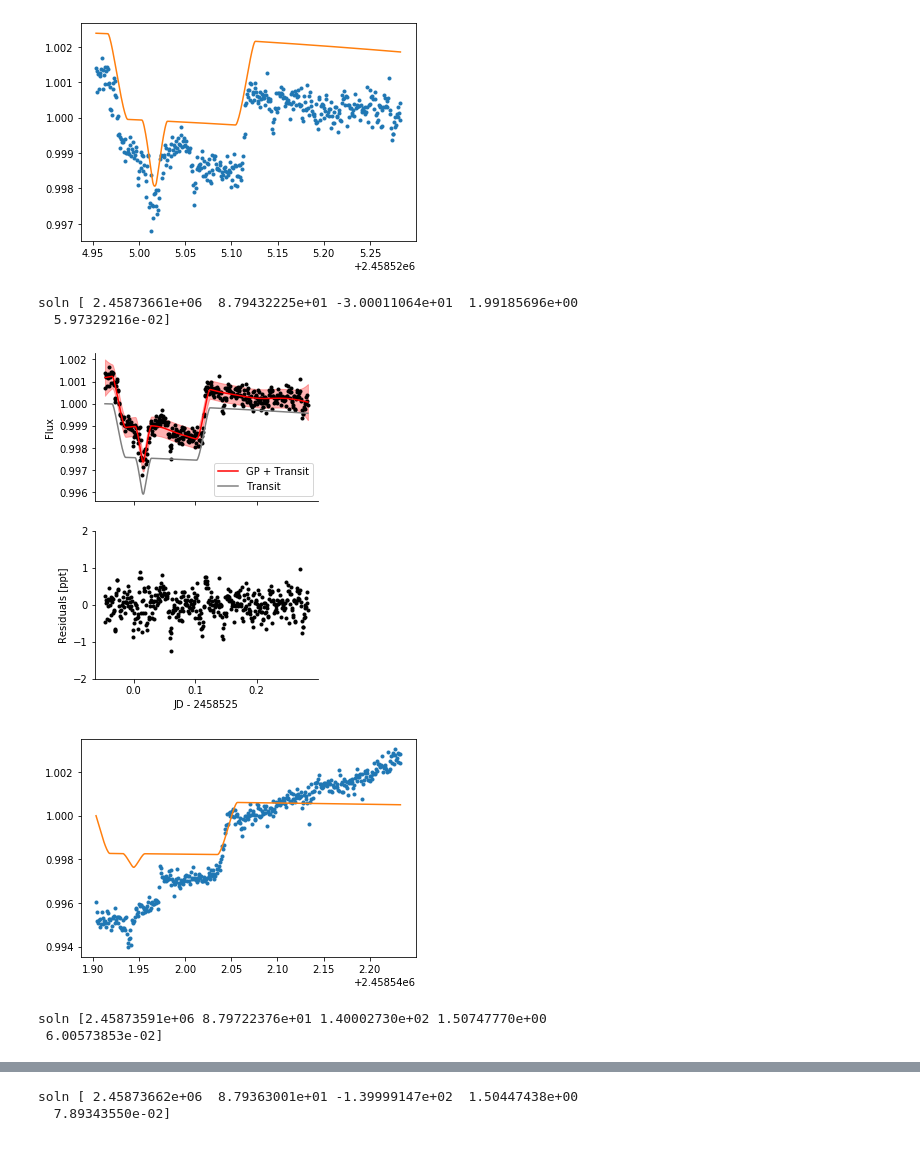
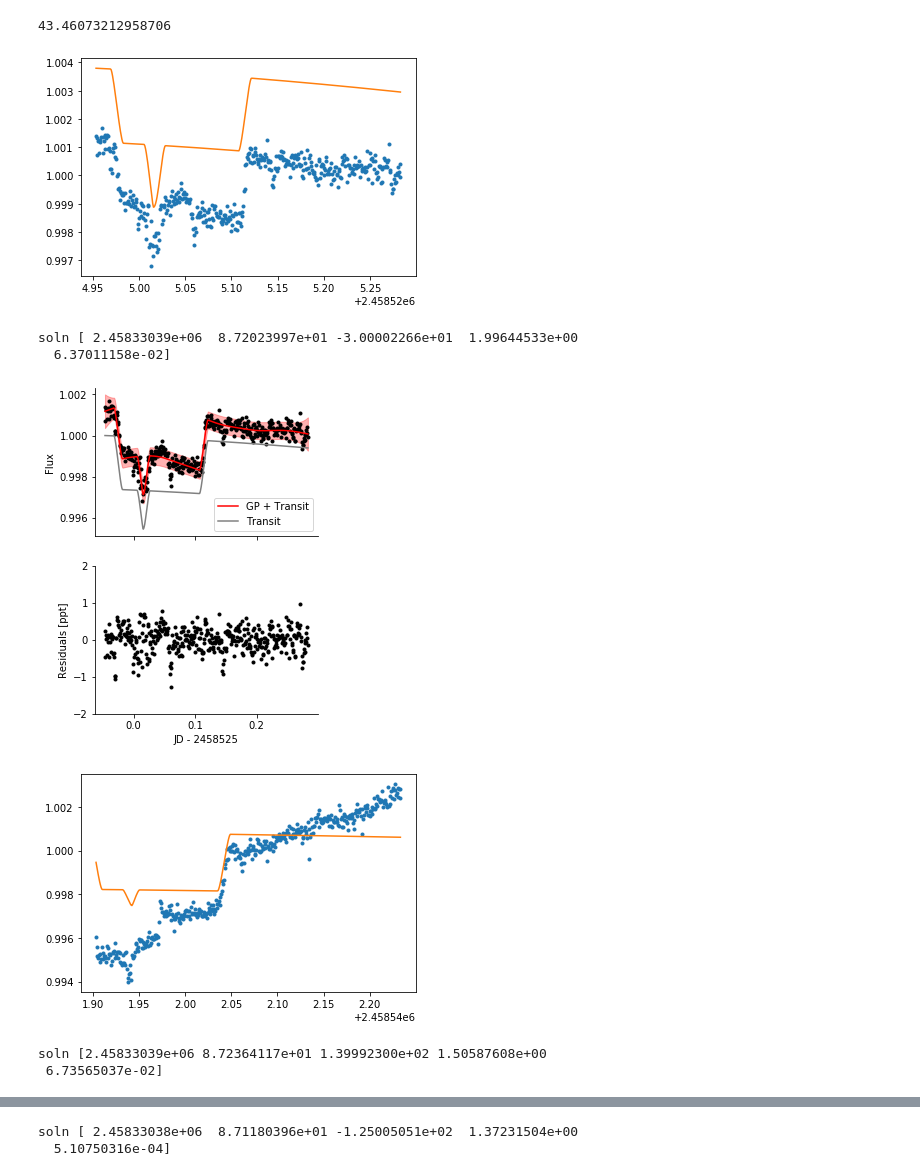
Before and after one commit to bmorris3/aumic_spitzer, a Jupyter notebook: init_analysis.ipynb, the cells around one changed output, grey strips where cells are left out. Cells and saved outputs as stored; diff of their text form; code cells hidden in the pictures.

Commit message:
Adding Tom's parameters, init MCMC fit

```diff
--- a/init_analysis.ipynb
+++ b/init_analysis.ipynb
@@ -41,20 +41,20 @@ p = TransitParams()
 R_star = 0.84 * R_sun  # wikipedia
 M_star = 0.31 * M_sun  # wikipedia
 
-init_depth = float(0.4 * R_jup / R_star)**2   # Spitzer proposal
-init_inc = 87.95  # manual retrieval
-init_t0 = 2458736.6155799085  # manual retrieval
+init_depth = 0.051  # Tom
+init_inc = 87.2  # manual retrieval
+init_t0 = 1330.39153241 + 2457000 # Tom
 # init_lon = -35
 init_contrast = 5
 
 inc_stellar = 90 * u.deg
 time_ref = 2458525.118161289
 
-p.per = 17.6308
-p.t0 = 2458736.6155799085
+p.per = 8.46321 # Tom
+p.t0 = 1330.39153241 + 2457000 # Tom
 
-p.rp = float(0.4 * R_jup / R_star)  # Spitzer proposal
-p.inc = 87.9
+p.rp = 0.051 # Tom
+p.inc = 87.2
 p.u = [0, 0]
 p.limb_dark = 'quadratic'
 p.w = 90
@@ -62,6 +62,10 @@ p.a = float(((G * M_star) / (4 * np.pi**2) *
              (p.per * u.day)**2)**(1/3) / R_star)
 p.ecc = 0
 p.lam = 0
+# %%
+np.degrees(np.arcsin(p.a * np.cos(np.radians(p.inc))))
+# %% [output]
+43.46073212958706
 # %%
 transit_model_kwargs = dict(supersample_factor=3,
                             exp_time=1/60/24)
@@ -87,7 +91,7 @@ class MeanModelSpots(modeling.Model):
         trial_p.t0 = self.t0
         trial_p.inc = self.inc
         lon = [[self.lon]] * u.deg
-        lat = [[-55]] * u.deg
+        lat = [[-45]] * u.deg
         rad = np.array([[self.rad]])
         star = Star(spot_contrast=self.contrast, u_ld=[0, 0],
                     rotation_period=4.865)
@@ -98,11 +102,11 @@ class MeanModelSpots(modeling.Model):
 lcs = []
 
 log_rhos = [2.5, 1.5, 1]
-t0_offsets = [0, -0.7, 0]
+t0_offsets = [0, 0.001, -0.01]
 locs = ['lower right', 'upper left', 'upper left']
 contrasts = [2, 1.5, 1.5]
-init_lons = [-30, 140, -140]
-init_rads = [0.066, 0.05, 0.05]
+init_lons = np.array([-30, 140, -125])
+init_rads = [0.075, 0.05, 0.075]
 
 for i, lc_path in enumerate(lc_paths):
     lc = LightCurve.from_csv(lc_path)
@@ -110,7 +114,7 @@ for i, lc_path in enumerate(lc_paths):
 
     bounds = dict(t0=[init_t0 - 0.05 + t0_offsets[i],
                       init_t0 + 0.05 + t0_offsets[i]],
-                  inc=[87.5, 88.9],
+                  inc=[87, 88.9],
                   contrast=[1, 10],
                   lon=[-180, 180],
                   rad=[0, 0.2])
@@ -158,37 +162,37 @@ for i, lc_path in enumerate(lc_paths):
     std = np.sqrt(var)
 
     fig, ax = plt.subplots(2, 1, figsize=(4, 6), sharex=True)
 
     bjd_offset = int(lc.time.jd.mean())
     ax[0].plot(lc.time.jd - bjd_offset, lc.flux, '.', color='k')
 
     ax[0].plot(lc.time.jd - bjd_offset, model,
                color='r', label='GP + Transit')
     ax[0].fill_between(lc.time.jd - bjd_offset,
                        model - std, model + std,
                        color='r', alpha=0.3, zorder=-10)
 
     ax[0].plot(lc.time.jd - bjd_offset, soln_transit / soln_transit.max(),
                color='gray', label='Transit')
 
     ax[1].plot(lc.time.jd - bjd_offset, 1e3 * (lc.flux - model), 'k.')
 
     ax[1].set(xlabel=f"JD - {bjd_offset:d}", ylabel='Residuals [ppt]')
     ax[0].legend(loc=locs[i])
     ax[0].set_ylabel('Flux')
 
     for axis in ax:
         for sp in ['right', 'top']:
             axis.spines[sp].set_visible(False)
     ax[1].set_ylim([-2, 2])
 
     fig.savefig(f'plots/lc_{i}.pdf', bbox_inches='tight')
     plt.show()
 # %% [output]
-[figure, old version]
+[figure, new version]
-soln [ 2.45873661e+06  8.79432225e+01 -3.00011064e+01  1.99185696e+00
-  5.97329216e-02]
+soln [ 2.45833039e+06  8.72023997e+01 -3.00002266e+01  1.99644533e+00
+  6.37011158e-02]
-[figure, old version]
+[figure, new version]
-[figure, old version]
+[figure, new version]
-soln [2.45873591e+06 8.79722376e+01 1.40002730e+02 1.50747770e+00
- 6.00573853e-02]
+soln [2.45833039e+06 8.72364117e+01 1.39992300e+02 1.50587608e+00
+ 6.73565037e-02]
@@ -197,2 +201,2 @@ soln [2.45873591e+06 8.79722376e+01 1.40002730e+02 1.50747770e+00
-soln [ 2.45873662e+06  8.79363001e+01 -1.39999147e+02  1.50447438e+00
-  7.89343550e-02]
+soln [ 2.45833038e+06  8.71180396e+01 -1.25005051e+02  1.37231504e+00
+  5.10750316e-04]
```
Also changed, not shown: parts of 2 cells of this notebook, 1 other file.
